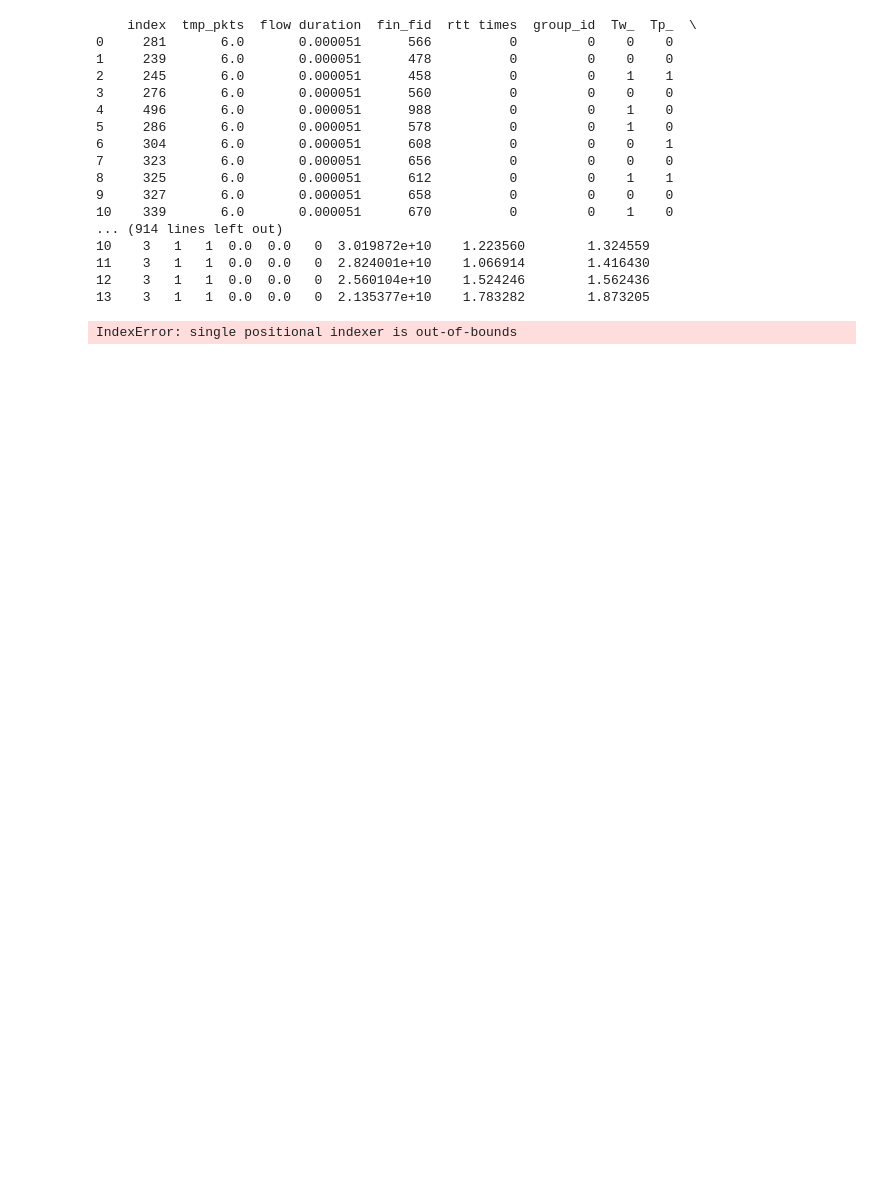
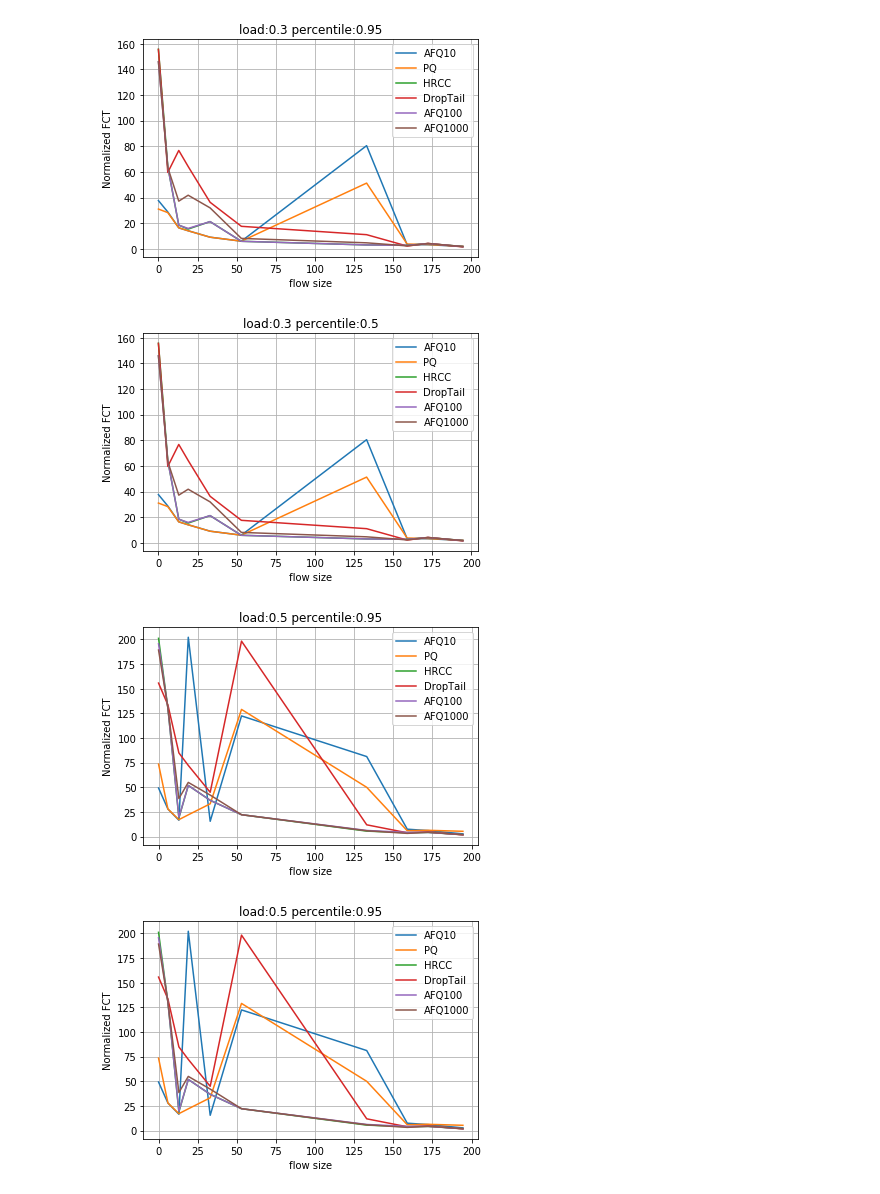
Before and after one commit to Peixuan670/HyLine, a Jupyter notebook: singlenode_bottleneck/notebook/FCT.ipynb, the cells around one changed output. Saved outputs shown, nothing was run; the diff lists cells and outputs as text; code cells hidden in the pictures; blank space fills up the shorter version.

```diff
--- a/singlenode_bottleneck/notebook/FCT.ipynb
+++ b/singlenode_bottleneck/notebook/FCT.ipynb
@@ -96,9 +96,8 @@ class FCT:
             res=seg_data.sort_values(by=['Normalized FCT'])
             res.reset_index(inplace=True)
             # 16 indicate col 'Normalized FCT'
-            print(res)
-            #print(res.iloc[[math.ceil(res.shape[0] * 0.95)]])
-            selected_flow.append(res.iloc[math.ceil(res.shape[0] * 0.95), 16])
+            # print(res.iloc[[math.ceil((res.shape[0]-1) * 0.95)]])
+            selected_flow.append(res.iloc[math.ceil((res.shape[0]-1) * 0.95), 16])
         scaled_selected_flow = [self.scaling(x, scale[0]) for x in selected_flow]
         scaled_flow_size = [self.scaling(x, scale[1]) for x in flow_size[:-1]]
         plt.plot(scaled_flow_size, scaled_selected_flow, label=alg)
@@ -124,29 +123,15 @@ FCT_analysis = FCT("/home/ovs2/lining/Gearbox/automatic/", "Topology-incast-sing
 # %%
 # Byte
 flow_size=[0, 6, 13, 19, 33, 53, 133, 1333, 3333, 6667, float('inf')]
 algs=["AFQ10", "PQ", "HRCC", "DropTail", "AFQ100", "AFQ1000"]
-FCT_analysis.plot_FCT_percentile_fix_load(algs, .3, .95, flow_size, [200, 50])
-FCT_analysis.plot_FCT_percentile_fix_load(algs, .3, .5, flow_size, [200, 50])
-FCT_analysis.plot_FCT_percentile_fix_load(algs, .5, .95, flow_size, [200, 50])
-FCT_analysis.plot_FCT_percentile_fix_load(algs, .5, .95, flow_size, [200, 50])
+FCT_analysis.plot_FCT_percentile_fix_load(algs, .3, .95, flow_size, [200, 150])
+FCT_analysis.plot_FCT_percentile_fix_load(algs, .3, .5, flow_size, [200, 150])
+FCT_analysis.plot_FCT_percentile_fix_load(algs, .5, .95, flow_size, [200, 150])
+FCT_analysis.plot_FCT_percentile_fix_load(algs, .5, .95, flow_size, [200, 150])
 # %% [output]
-    index  tmp_pkts  flow duration  fin_fid  rtt times  group_id  Tw_  Tp_  \
-0     281       6.0       0.000051      566          0         0    0    0
-1     239       6.0       0.000051      478          0         0    0    0
-2     245       6.0       0.000051      458          0         0    1    1
-3     276       6.0       0.000051      560          0         0    0    0
-4     496       6.0       0.000051      988          0         0    1    0
-5     286       6.0       0.000051      578          0         0    1    0
-6     304       6.0       0.000051      608          0         0    0    1
-7     323       6.0       0.000051      656          0         0    0    0
-8     325       6.0       0.000051      612          0         0    1    1
-9     327       6.0       0.000051      658          0         0    0    0
-10    339       6.0       0.000051      670          0         0    1    0
-... (914 lines left out)
-10    3   1   1  0.0  0.0   0  3.019872e+10    1.223560        1.324559
-11    3   1   1  0.0  0.0   0  2.824001e+10    1.066914        1.416430
-12    3   1   1  0.0  0.0   0  2.560104e+10    1.524246        1.562436
-13    3   1   1  0.0  0.0   0  2.135377e+10    1.783282        1.873205
-IndexError: single positional indexer is out-of-bounds
+[figure, added]
+[figure, added]
+[figure, added]
+[figure, added]
 # %%
 FCT_analysis.plotting_mean_FCT()
```
Also changed, not shown: parts of 2 cells of this notebook.
